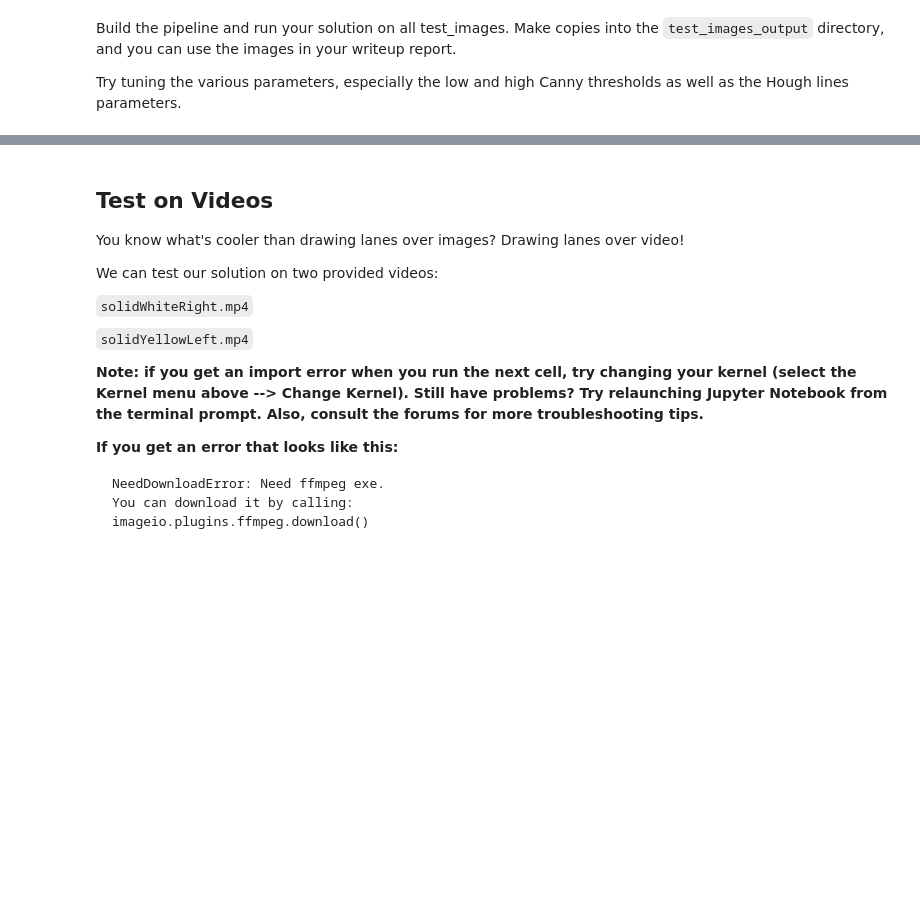
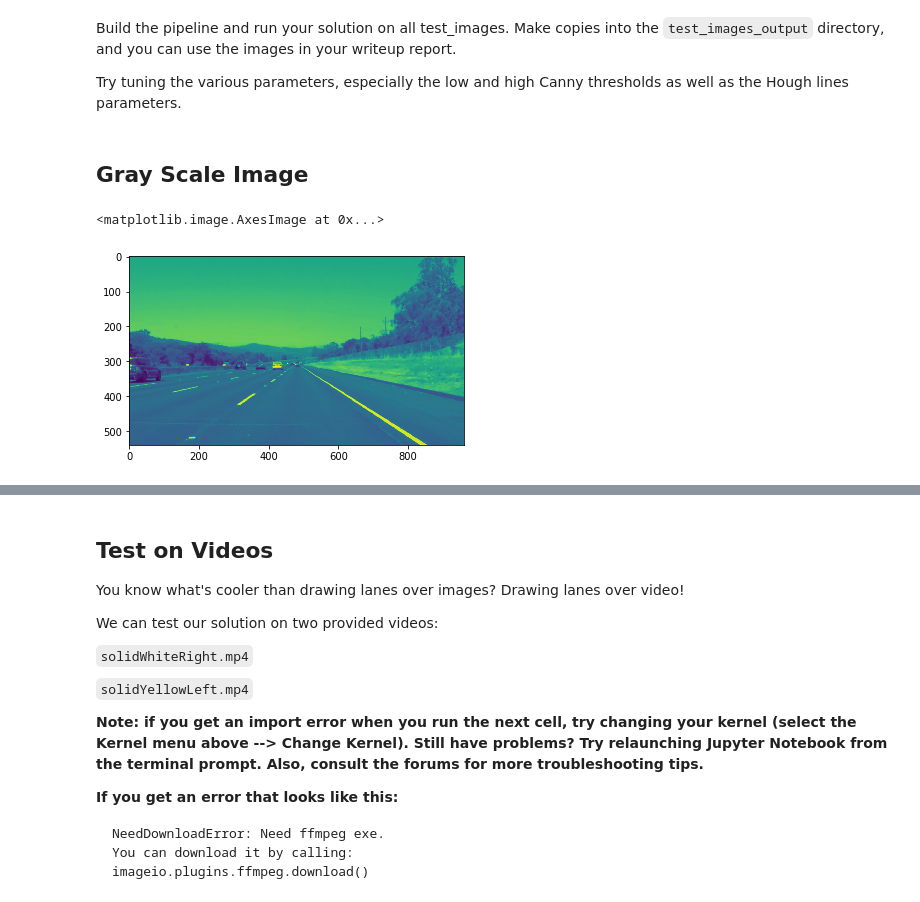
Before and after one commit to rajkuma2011/self-driving-car, a Jupyter notebook: CarND-LaneLines-P1/P1.ipynb, the cells around one changed output, grey strips where cells are left out. Drawn from its saved outputs; the diff is of its cells as text; code cells hidden in the pictures; blank space fills up the shorter version.

```diff
--- a/CarND-LaneLines-P1/P1.ipynb
+++ b/CarND-LaneLines-P1/P1.ipynb
@@ -149,6 +149,16 @@ def draw_lines(img, lines, color=[255, 0, 0], thickness=2):
         for x1,y1,x2,y2 in line:
             cv2.line(img, (x1, y1), (x2, y2), color, thickness)
 
+def generate_middle_point(lines):
+    lines.sort()
+    if len(lines) == 0:
+        return None
+    point = lines[0]
+    for i in range(1, len(lines)):
+        point = ((lines[i][0] + point[0])/2.0,(lines[i][1] + point[1])/2.0)
+
+    return point
+
 def extrapolate_lane_linesegment(img, lines):
     left_slope_sum = 0.0
     left_line_count = 0.0
@@ -160,24 +170,31 @@ def extrapolate_lane_linesegment(img, lines):
     # right lane point = right_top_highest_x
     left_lane_point = [10000, 10000]
     right_lane_point = [10000, 10000]
+    left_points = []
+    right_points = []
     for line in lines:
         for x1,y1,x2,y2 in line:
             slope = (1.0 * (y2 - y1))/(x2 - x1)
+            if slope < 0.2 and slope > -0.2:
+                continue
             if slope < 0.0:
                 left_slope_sum += slope
                 left_line_count += 1
                 left_lane_point = [x1, y1]  if (y1 < left_lane_point[1]) else left_lane_point
                 left_lane_point = [x2, y2] if (y2 < left_lane_point[1]) else left_lane_point
-
+                left_points.append([(x1 + x2)/2.0, (y1 + y2)/2.0])
             else:
                 right_slope_sum += slope
                 right_line_count += 1
                 right_lane_point = [x1, y1]  if (y1 < right_lane_point[1]) else right_lane_point
                 right_lane_point = [x2, y2] if (y2 < right_lane_point[1])  else right_lane_point
+                right_points.append([(x1 + x2)/2.0, (y1 + y2)/2.0])
 
     avg_left_lane_slope = left_slope_sum / left_line_count
     avg_right_lane_slope = right_slope_sum / right_line_count
 
+    #left_lane_point = generate_middle_point(left_points)
+    #right_lane_point = generate_middle_point(right_points)
 
     #Generating the line for c
     left_lane_intercept = left_lane_point[1] - avg_left_lane_slope * left_lane_point[0]
@@ -248,7 +265,7 @@ Build the pipeline and run your solution on all test_images. Make copies into th
 
 Try tuning the various parameters, especially the low and high Canny thresholds as well as the Hough lines parameters.
 # %%
-def lane_detection_pipeline(image, gauss_kernal=3,\
+def lane_detection_pipeline(img, gauss_kernal=3,\
                             canny_low_threshold = 50,\
                             canny_high_threshold = 150,\
                            hough_threshold = 80,\
@@ -256,7 +273,7 @@ def lane_detection_pipeline(image, gauss_kernal=3,\
                            hough_min_line_length=10,
                            extrapolate = True):
     #Converting into Gray scale
-    image_gray = grayscale(image)
+    image_gray = grayscale(img)
 
     #smoothing the image using gaussian filter
     image_smooth = gaussian_blur(image_gray, kernel_size= gauss_kernal)
@@ -278,7 +295,7 @@ def lane_detection_pipeline(image, gauss_kernal=3,\
                               min_line_len=hough_min_line_length, extrapolate = extrapolate)
 
     #Highlighting the lanes on original image
-    image_lanes = weighted_img(img=image_lines, initial_img=image)
+    image_lanes = weighted_img(img=image_lines, initial_img=img)
 
     #plt.imshow(image_lanes)
     output = {}
@@ -290,3 +307,12 @@ def lane_detection_pipeline(image, gauss_kernal=3,\
         output["perspective_image"] = np.copy(image_areaOfInterest)
         output["hough_image"] = np.copy(image_lines)
     return output
+# %%
+output_images = lane_detection_pipeline(image, extrapolate = True, gauss_kernal=5)
+# %% [markdown]
+## Gray Scale Image
+# %%
+plt.imshow(output_images["gray_image"])
+# %% [output]
+<matplotlib.image.AxesImage at 0x...>
+[figure, added]
```
Also changed, not shown: parts of 18 cells of this notebook.
